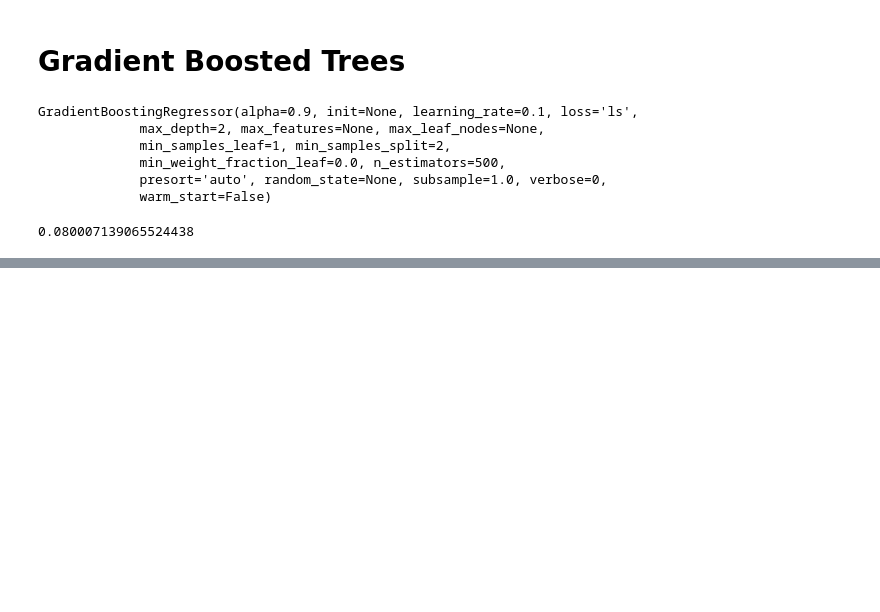
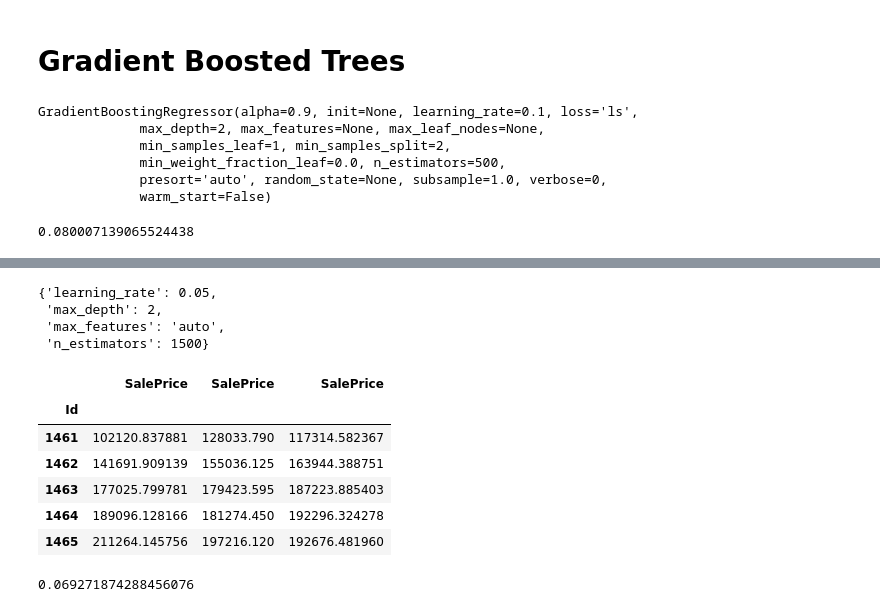
Before and after one commit to SayantanMitra87/Houston-Data-Science, a Jupyter notebook: Kaggle/House Prices/python/Exploration.ipynb, the cells around one changed output, grey strips where cells are left out. Cells and saved outputs as stored; diff of their text form; code cells hidden in the pictures; blank space fills up the shorter version.

```diff
--- a/Kaggle/House Prices/python/Exploration.ipynb
+++ b/Kaggle/House Prices/python/Exploration.ipynb
@@ -174,0 +194,7 @@ submission.to_csv('../data/submissions/submission4.csv', index=False)
+# %%
+clf.best_params_
+# %% [output]
+{'learning_rate': 0.05,
+ 'max_depth': 2,
+ 'max_features': 'auto',
+ 'n_estimators': 1500}
@@ -174,0 +205,5 @@ submission.to_csv('../data/submissions/submission4.csv', index=False)
+# %%
+mod1 = pd.read_csv('../data/submissions/submission1.csv', index_col='Id')
+mod2 = pd.read_csv('../data/submissions/submission2.csv', index_col='Id')
+mod3 = pd.read_csv('../data/submissions/submission6.csv', index_col='Id')
+df_sub = pd.concat((mod1, mod2, mod3), axis=1)
@@ -174,0 +212,14 @@ submission.to_csv('../data/submissions/submission4.csv', index=False)
+# %%
+df_sub.head()
+# %% [output]
+|  | SalePrice | SalePrice | SalePrice |
+| Id |  |  |  |
+| 1461 | 102120.837881 | 128033.790 | 117314.582367 |
+| 1462 | 141691.909139 | 155036.125 | 163944.388751 |
+| 1463 | 177025.799781 | 179423.595 | 187223.885403 |
+| 1464 | 189096.128166 | 181274.450 | 192296.324278 |
+| 1465 | 211264.145756 | 197216.120 | 192676.481960 |
+# %%
+np.sqrt(np.mean((np.log(clf.predict(X)) - np.log(y)) ** 2))
+# %% [output]
+0.069271874288456076
```
Also changed, not shown: parts of 51 cells of this notebook.
